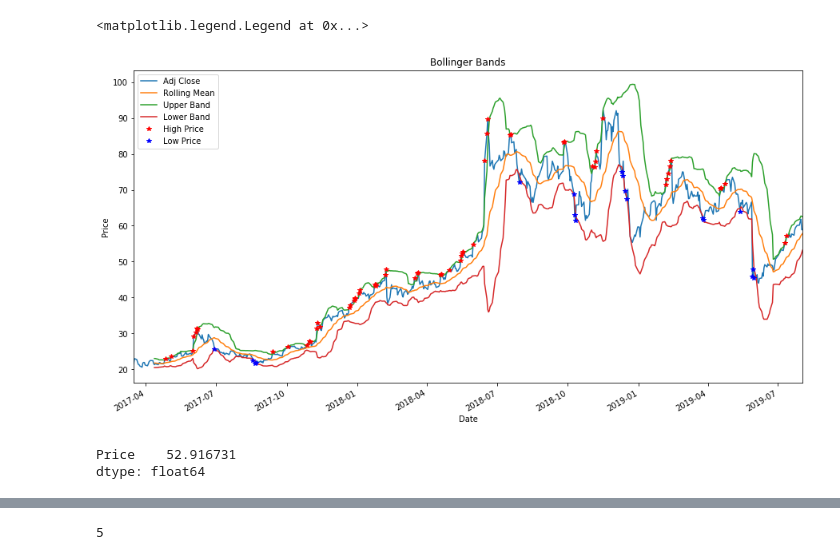
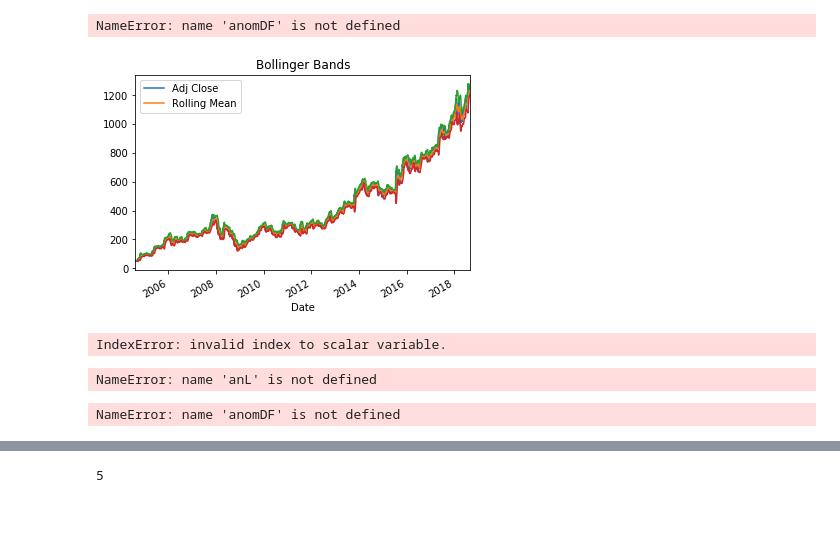
Before and after one commit to Oadegbite/Projects, a Jupyter notebook: UdacityFinacialCourse/stock_detect.ipynb, the cells around one changed output, grey strips where cells are left out. Saved outputs shown, nothing was run; the diff lists cells and outputs as text; code cells hidden in the pictures; blank space fills up the shorter version.

```diff
--- a/UdacityFinacialCourse/stock_detect.ipynb
+++ b/UdacityFinacialCourse/stock_detect.ipynb
@@ -2,7 +2,7 @@
 import pandas as pd
 %matplotlib inline
 # %%
-df = pd.read_csv("GOOS.TO.csv", index_col="Date", parse_dates=True,)
+df = pd.read_csv("GOOG.csv", index_col="Date", parse_dates=True,)
 # %%
 df[["Adj Close"]].plot()
 # %% [output]
@@ -48,6 +48,6 @@ def dfPlot(dataFrame,title="Stock prices"):
 def get_bollinger_bands(rm, rstd):
     """Return upper and lower Bollinger Bands."""
     # TODO: Compute upper_band and lower_band
-    upper_band = rm + 2*(rstd)
-    lower_band = rm - 2*(rstd)
+    upper_band = rm['Rolling Mean'] + 2*(rstd['Adj Close'])
+    lower_band = rm['Rolling Mean'] - 2*(rstd['Adj Close'])
     return upper_band, lower_band
@@ -176,19 +200,19 @@ lowerBand.columns = ["Lower Band"]
 # %%
 ax = df2.plot(title="Bollinger Bands")
 dfRollingMean.plot(label='Rolling mean', ax=ax) #how to fix labels?
 upperBand.plot(label='upper band', ax=ax)
 lowerBand.plot(label='lower band', ax=ax)
-#anomDF.plot(style="*", x="Date" ,y="Price",  ax=ax)
+anomDF.plot(style="*", x="Date" ,y="Price",  ax=ax)
 anomDFhi.plot(style="*", x="Date" ,y="High Price",  ax=ax,color="r")
 anomDFlo.plot(style="*", x="Date" ,y="Low Price",  ax=ax,color="b", figsize=(15,8))
 
 
 ax.set_xlabel("Date")
 ax.set_ylabel("Price")
 ax.legend(loc='upper left')
 # %% [output]
-<matplotlib.legend.Legend at 0x...>
+NameError: name 'anomDF' is not defined
-[figure, old version]
+[figure, new version]
 # %%
 def markAnom(df, upper_band, lower_band):
     anomList = list()
@@ -205,15 +229,18 @@ def markAnom(df, upper_band, lower_band):
     return anomList, hi_list, lo_list
 # %%
 anL,anHL,anLL = markAnom(df2,upperBand,lowerBand)
+# %% [output]
+IndexError: invalid index to scalar variable.
 # %%
 anomDF = pd.DataFrame(anL)
 anomDFhi = pd.DataFrame(anHL)
 anomDFlo = pd.DataFrame(anLL)
+# %% [output]
+NameError: name 'anL' is not defined
 # %%
 anomDF.mean()
 # %% [output]
-Price    52.916731
-dtype: float64
+NameError: name 'anomDF' is not defined
 # %%
 anomDFlo
 # %% [output]
```
Also changed, not shown: parts of 12 cells of this notebook.
